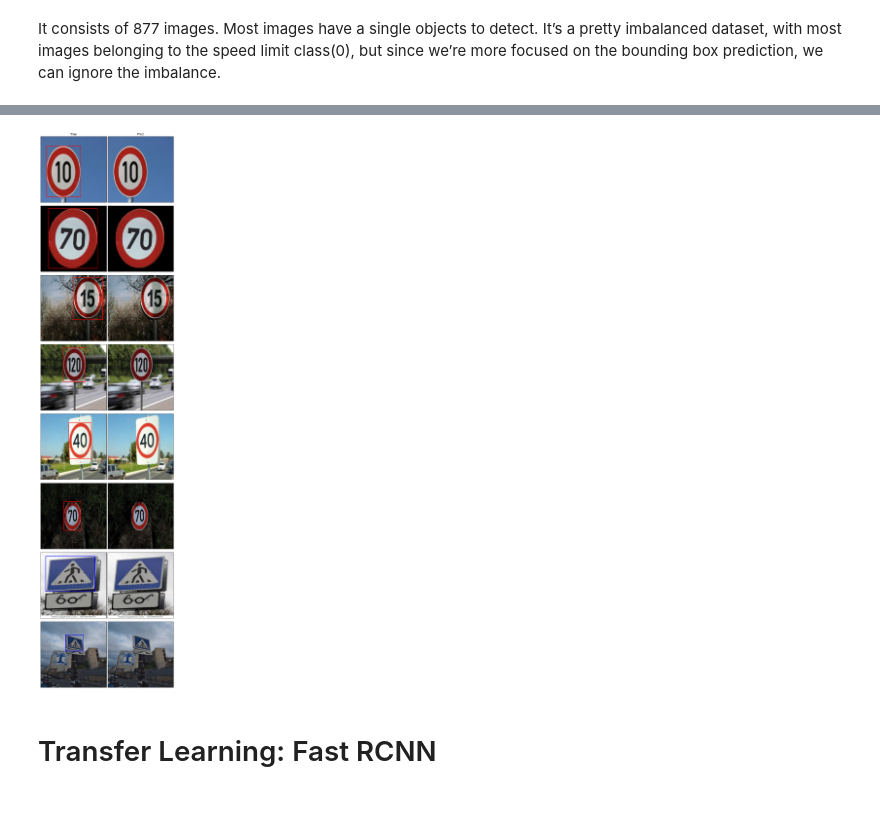
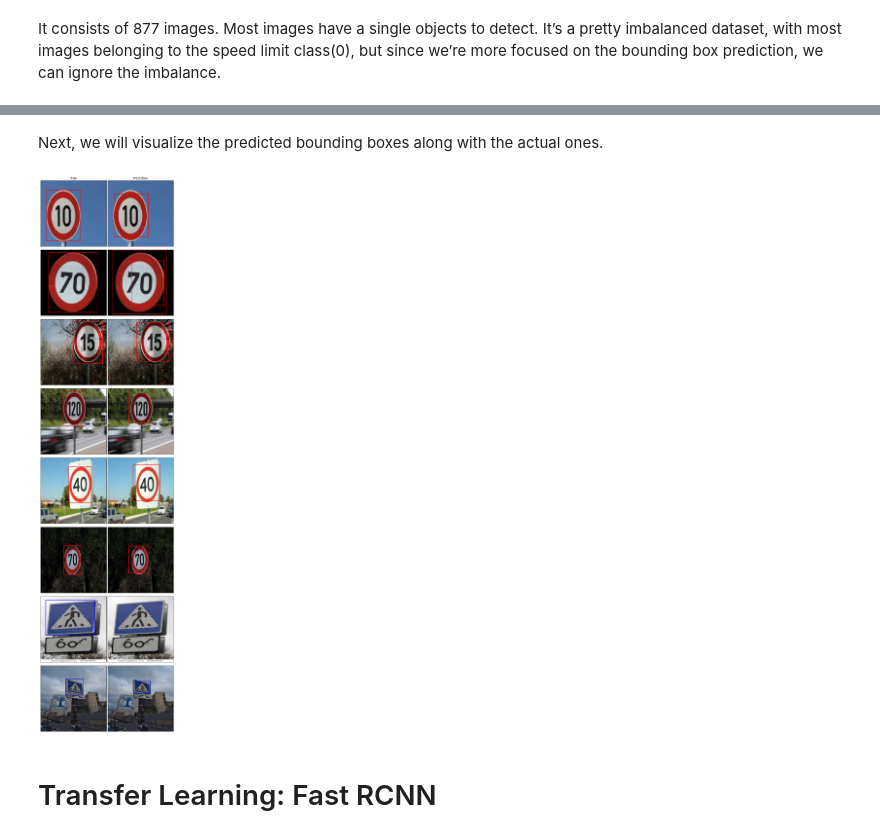
Before and after one commit to hungryPanko/MultipleObjectDetection, a Jupyter notebook: test.ipynb, the cells around one changed output, grey strips where cells are left out. Saved outputs shown, nothing was run; the diff lists cells and outputs as text; code cells hidden in the pictures; blank space fills up the shorter version.

```diff
--- a/test.ipynb
+++ b/test.ipynb
@@ -539,7 +553,7 @@ except FileNotFoundError: # Re-train model
     print('Training new model...')
     # parameters
     params = [p for p in model.parameters() if p.requires_grad] # select parameters that require gradient calculation
-    optimizer = torch.optim.SGD(params, lr=0.005, momentum=0.9, weight_decay=0.0005)
+    optimizer = torch.optim.SGD(params, lr=opt_param[0], momentum=opt_param[1], weight_decay=opt_param[2])
 
     len_dataloader = len(data_loader)
     # about 4 min per epoch on Colab GPU
@@ -587,12 +605,11 @@ def make_prediction(model, img, threshold):
 # %%
-
 # Run validation
 labels = []
 preds_adj_all = []
 annot_all = []
 for im, annot in tqdm(test_data_loader, position = 0, leave = True):
     im = list(img.to(device) for img in im)
-    #annot = [{k: v.to(device) for k, v in t.items()} for t in annot]
+    annot = [{k: v.to(device) for k, v in t.items()} for t in annot]
 
     for t in annot:
         labels += t['labels']
@@ -726,0 +744,16 @@ RetinaNet(
+# %%
+"""
+# For Training
+images, targets = next(iter(data_loader))
+images = list(image.to(device) for image in images)
+targets = [{k: v.to(device) for k, v in t.items()} for t in targets]
+loss_dict = retina(images, targets)   # Returns losses and detections
+
+# For inference
+retina.eval()
+to_tensor = torchvision.transforms.ToTensor()
+#x = to_tensor([torch.rand(3, 300, 400), torch.rand(3, 500, 400)])
+x = [torch.rand(3, 300, 400), torch.rand(3, 300, 400)]
+#x = to_tensor(x)
+predictions = retina(x)           # Returns predictions
+"""
@@ -726,0 +781,6 @@ RetinaNet(
+# %%
+if not saved_model:
+    # hyperparameters
+    params = [p for p in retina.parameters() if p.requires_grad] # select parameters that require gradient calculation
+    optimizer = torch.optim.SGD(params, lr=0.005, momentum=0.9, weight_decay=0.0005) # construct an optimizer
+    len_dataloader = len(data_loader)
@@ -797,6 +881,8 @@ for im, annot in tqdm(test_data_loader, position = 0, leave = True):
         preds_adj = [{k: v.to(torch.device('cpu')) for k, v in t.items()} for t in preds_adj]
         preds_adj_all.append(preds_adj)
         annot_all.append(annot)
+# %% [markdown]
+Next, we will visualize the predicted bounding boxes along with the actual ones.
 # %%
 def plot_image_from_output(img, annotation):
     img = img.cpu().permute(1,2,0)
@@ -828,36 +910,35 @@ fig, axes = plt.subplots(nrows=nrows, ncols=ncols, figsize=(ncols*4, nrows*4))
 batch_i = 0
 for im, annot in test_data_loader:
     pos = batch_i * 4 + 1
     for sample_i in range(len(im)) :
         img, rects = plot_image_from_output(im[sample_i], annot[sample_i])
         axes[(pos)//2, 1-((pos)%2)].imshow(img)
         for rect in rects:
             axes[(pos)//2, 1-((pos)%2)].add_patch(rect)
 
         img, rects = plot_image_from_output(im[sample_i], preds_adj_all[batch_i][sample_i])
         axes[(pos)//2, 1-((pos+1)%2)].imshow(img)
         for rect in rects:
             axes[(pos)//2, 1-((pos+1)%2)].add_patch(rect)
         pos += 2
 
     batch_i += 1
     if batch_i == 4:
         break
 
 # remove xtick, ytick
 for idx, ax in enumerate(axes.flat):
     ax.set_xticks([])
     ax.set_yticks([])
 
-colnames = ['True', 'Pred']
-
+colnames = ['True', 'Prediction']
 for idx, ax in enumerate(axes[0]):
     ax.set_title(colnames[idx])
 
 plt.tight_layout()
 plt.show()
 # %% [output]
-[figure, old version]
+[figure, new version]
 # %% [markdown]
 # Transfer Learning: Fast RCNN
 # %%
```
Also changed, not shown: parts of 39 cells of this notebook.
